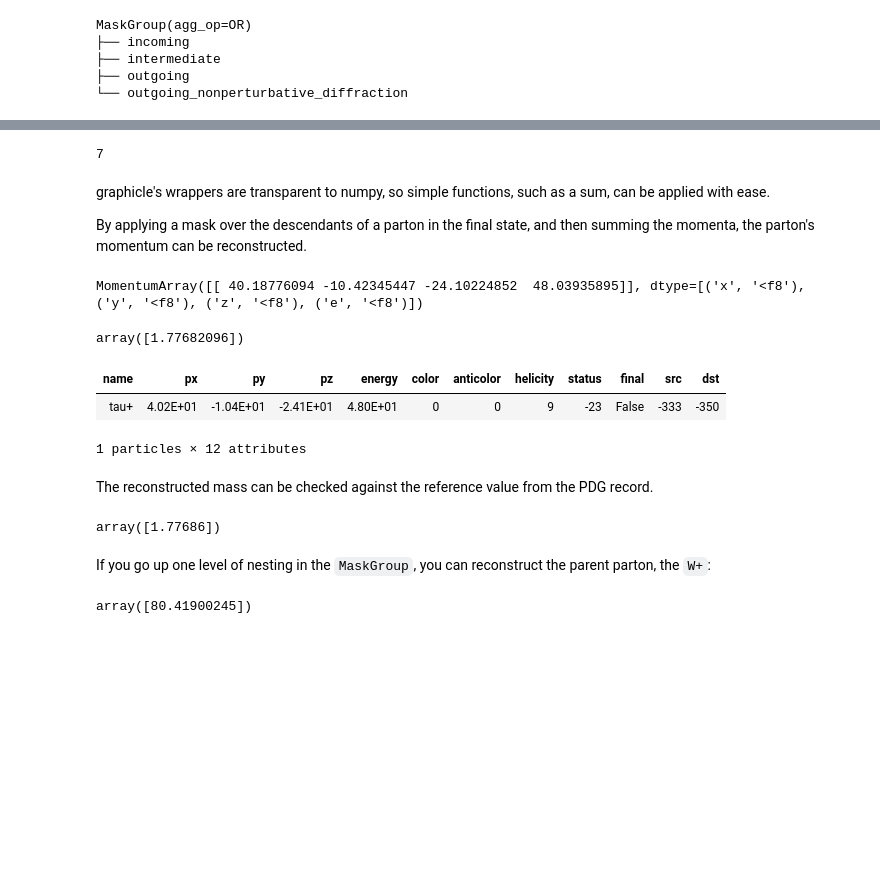
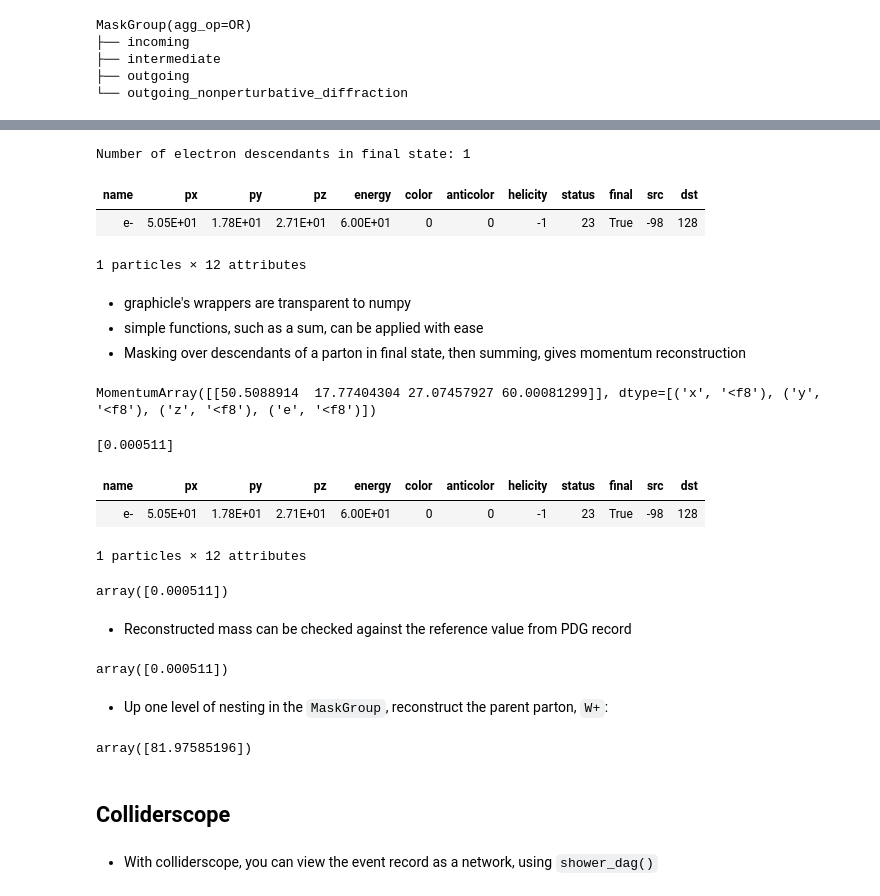
Before and after one commit to jacanchaplais/pyhep23-tutorial, a Jupyter notebook: tutorial.ipynb, the cells around one changed output, grey strips where cells are left out. Drawn from its saved outputs; the diff is of its cells as text; code cells hidden in the pictures; blank space fills up the shorter version.

Commit message:
added colliderscope

```diff
--- a/tutorial.ipynb
+++ b/tutorial.ipynb
@@ -90,2 +77,0 @@ LheData(num_events=200)
-# %%
-lhe_data = shp.lhe.load_lhe("https://zenodo.org/record/6034610/files/unweighted_events.lhe.gz")
@@ -122,8 +97,8 @@ Overwriting pythia-settings.cmnd
 # %%
 gen = shp.generator.PythiaGenerator(
     "pythia-settings.cmnd",
-    lhe_file="https://zenodo.org/record/6034610/files/unweighted_events.lhe.gz",
-    rng_seed=1
+    lhe_file="gb_tw_10k.lhe.gz",
+    rng_seed=10,
 )
 event = next(gen)
 # %% [output]
@@ -323,39 +290,51 @@ MaskGroup(agg_op=OR)
     └── latent
 # %%
-tau_pmu = graph.pmu[hier["t"]["W+"]["tau+"] & graph.final]
-len(tau_pmu)
+electron_final = hier["W-"]["e-"] & graph.final
+electron_pmu = graph.pmu[electron_final]
+print(f"Number of electron descendants in final state: {len(electron_pmu)}")
+graph[electron_final]
 # %% [output]
-7
+Number of electron descendants in final state: 1
+| name | px | py | pz | energy | color | anticolor | helicity | status | final | src | dst |
+| e- | 5.05E+01 | 1.78E+01 | 2.71E+01 | 6.00E+01 | 0 | 0 | -1 | 23 | True | -98 | 128 |
+1 particles × 12 attributes
 # %% [markdown]
-graphicle's wrappers are transparent to numpy, so simple functions, such as a sum, can be applied with ease.
-
-By applying a mask over the descendants of a parton in the final state, and then summing the momenta, the parton's momentum can be reconstructed.
+- graphicle's wrappers are transparent to numpy
+- simple functions, such as a sum, can be applied with ease
+- Masking over descendants of a parton in final state, then summing, gives momentum reconstruction
 # %%
-tau_pmu_agg = np.sum(tau_pmu, axis=0)
-tau_pmu_agg
+electron_pmu_agg = np.sum(electron_pmu, axis=0)
+print(electron_pmu_agg)
 # %% [output]
-MomentumArray([[ 40.18776094 -10.42345447 -24.10224852  48.03935895]], dtype=[('x', '<f8'), ('y', '<f8'), ('z', '<f8'), ('e', '<f8')])
+MomentumArray([[50.5088914  17.77404304 27.07457927 60.00081299]], dtype=[('x', '<f8'), ('y', '<f8'), ('z', '<f8'), ('e', '<f8')])
 # %%
-tau_pmu_agg.mass
+print(electron_pmu_agg.mass)
 # %% [output]
-array([1.77682096])
+[0.000511]
 # %%
-hard_tau_mask = graph.hard_mask & (graph.pdg.name == "tau+")
-graph[hard_tau_mask]
+hard_electron_mask = graph.hard_mask & (graph.pdg.name == "e-")
+graph[hard_electron_mask]
 # %% [output]
 | name | px | py | pz | energy | color | anticolor | helicity | status | final | src | dst |
-| tau+ | 4.02E+01 | -1.04E+01 | -2.41E+01 | 4.80E+01 | 0 | 0 | 9 | -23 | False | -333 | -350 |
+| e- | 5.05E+01 | 1.78E+01 | 2.71E+01 | 6.00E+01 | 0 | 0 | -1 | 23 | True | -98 | 128 |
 1 particles × 12 attributes
+# %%
+graph[hard_electron_mask].pmu.mass
+# %% [output]
+array([0.000511])
 # %% [markdown]
-The reconstructed mass can be checked against the reference value from the PDG record.
+- Reconstructed mass can be checked against the reference value from PDG record
 # %%
-graph.pdg[hard_tau_mask].mass
+graph.pdg[hard_electron_mask].mass
 # %% [output]
-array([1.77686])
+array([0.000511])
 # %% [markdown]
-If you go up one level of nesting in the `MaskGroup`, you can reconstruct the parent parton, the `W+`:
+- Up one level of nesting in the `MaskGroup`, reconstruct the parent parton, `W+`:
 # %%
-W_plus_pmu = graph.pmu[hier["t"]["W+"] & graph.final]
+W_plus_final = hier["W-"] & graph.final
+W_plus_pmu = graph.pmu[W_plus_final]
 np.sum(W_plus_pmu, axis=0).mass
 # %% [output]
-array([80.41900245])
+array([81.97585196])
+# %% [markdown]
+## Colliderscope
@@ -361,0 +343,2 @@ array([80.41900245])
+# %% [markdown]
+- With colliderscope, you can view the event record as a network, using `shower_dag()`
```
Also changed, not shown: parts of 51 cells of this notebook, 6 other files.
